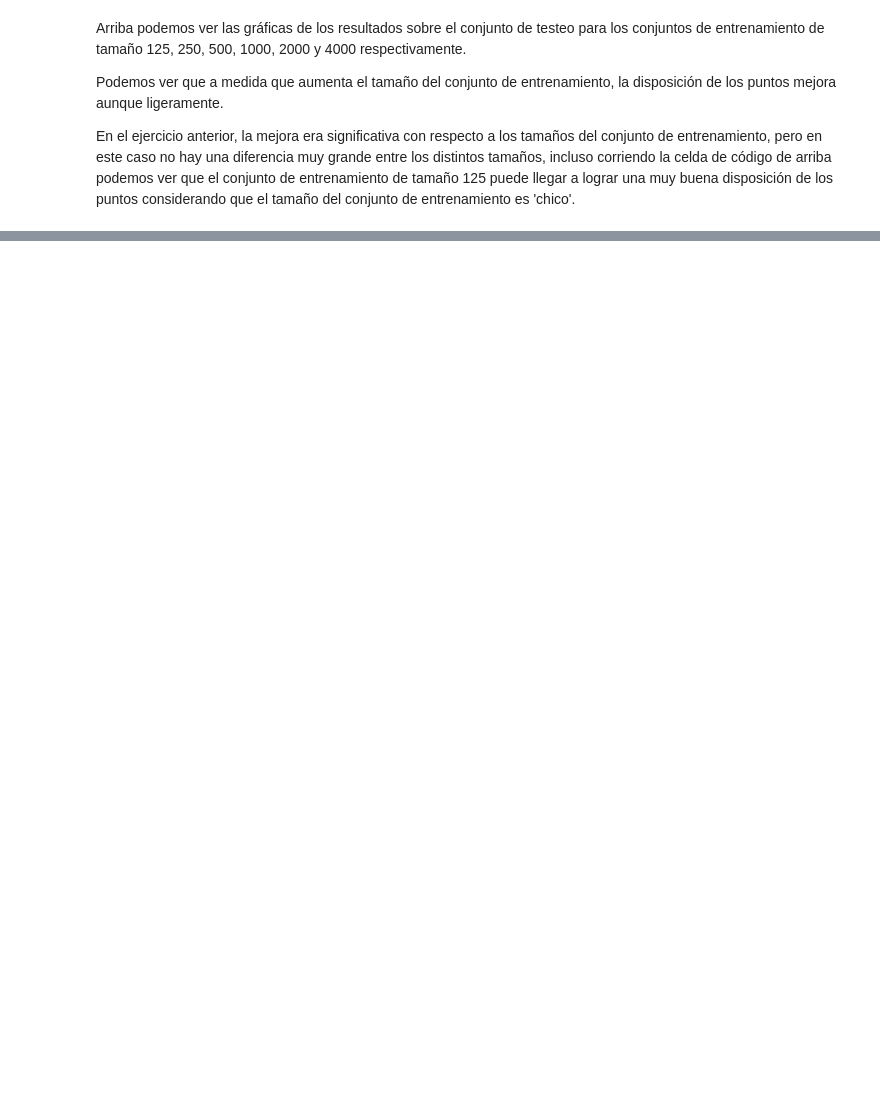
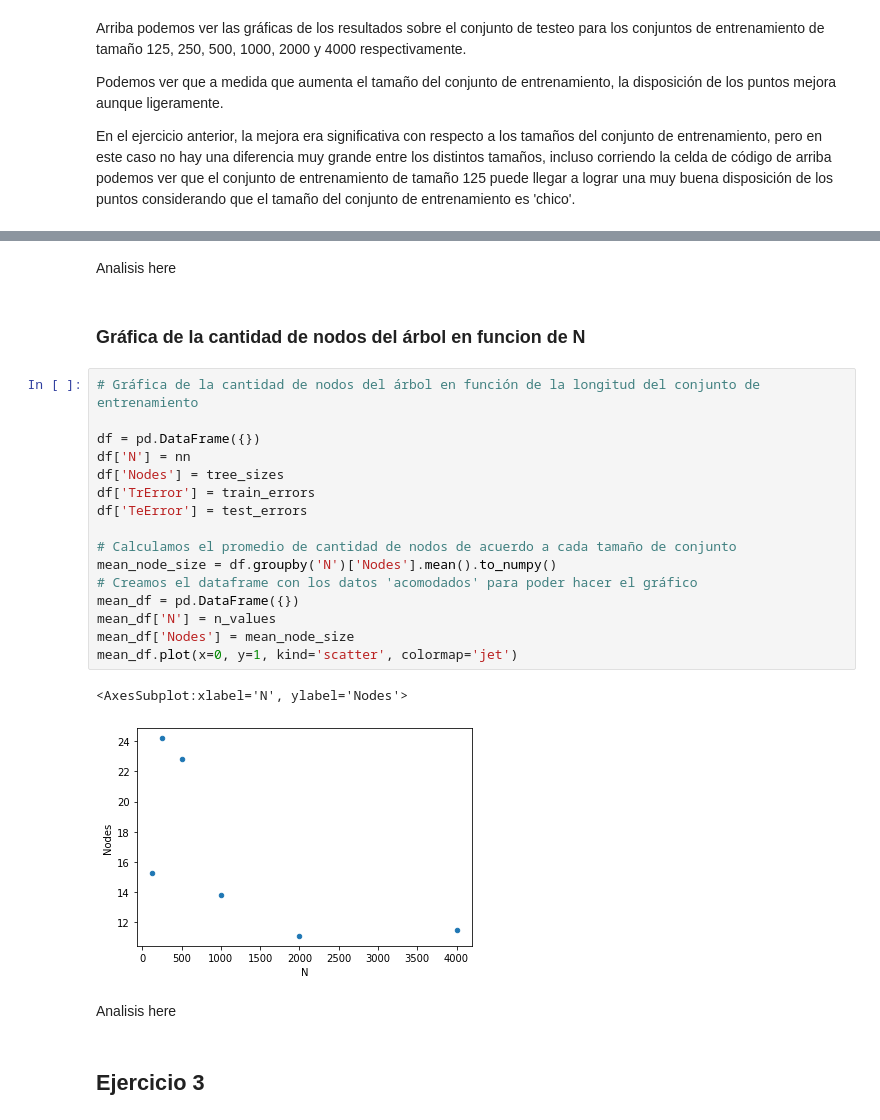
Before and after one commit to natimellino/IAA, a Jupyter notebook: TP1/ArbolesDecision.ipynb, the cells around one changed output, grey strips where cells are left out. Cells and saved outputs as stored; diff of their text form; blank space fills up the shorter version.

```diff
--- a/TP1/ArbolesDecision.ipynb
+++ b/TP1/ArbolesDecision.ipynb
@@ -306,0 +444,27 @@ mean_df.plot(x=0, y=1, kind='scatter', colormap='jet')
+# %% [markdown]
+Analisis here
+# %% [markdown]
+### Gráfica de la cantidad de nodos del árbol en funcion de N
+# %%
+# Gráfica de la cantidad de nodos del árbol en función de la longitud del conjunto de entrenamiento
+
+df = pd.DataFrame({})
+df['N'] = nn
+df['Nodes'] = tree_sizes
+df['TrError'] = train_errors
+df['TeError'] = test_errors
+
+# Calculamos el promedio de cantidad de nodos de acuerdo a cada tamaño de conjunto
+mean_node_size = df.groupby('N')['Nodes'].mean().to_numpy()
+# Creamos el dataframe con los datos 'acomodados' para poder hacer el gráfico
+mean_df = pd.DataFrame({})
+mean_df['N'] = n_values
+mean_df['Nodes'] = mean_node_size
+mean_df.plot(x=0, y=1, kind='scatter', colormap='jet')
+# %% [output]
+<AxesSubplot:xlabel='N', ylabel='Nodes'>
+[figure, added]
+# %% [markdown]
+Analisis here
+# %% [markdown]
+## Ejercicio 3
```
Also changed, not shown: parts of 18 cells of this notebook.
